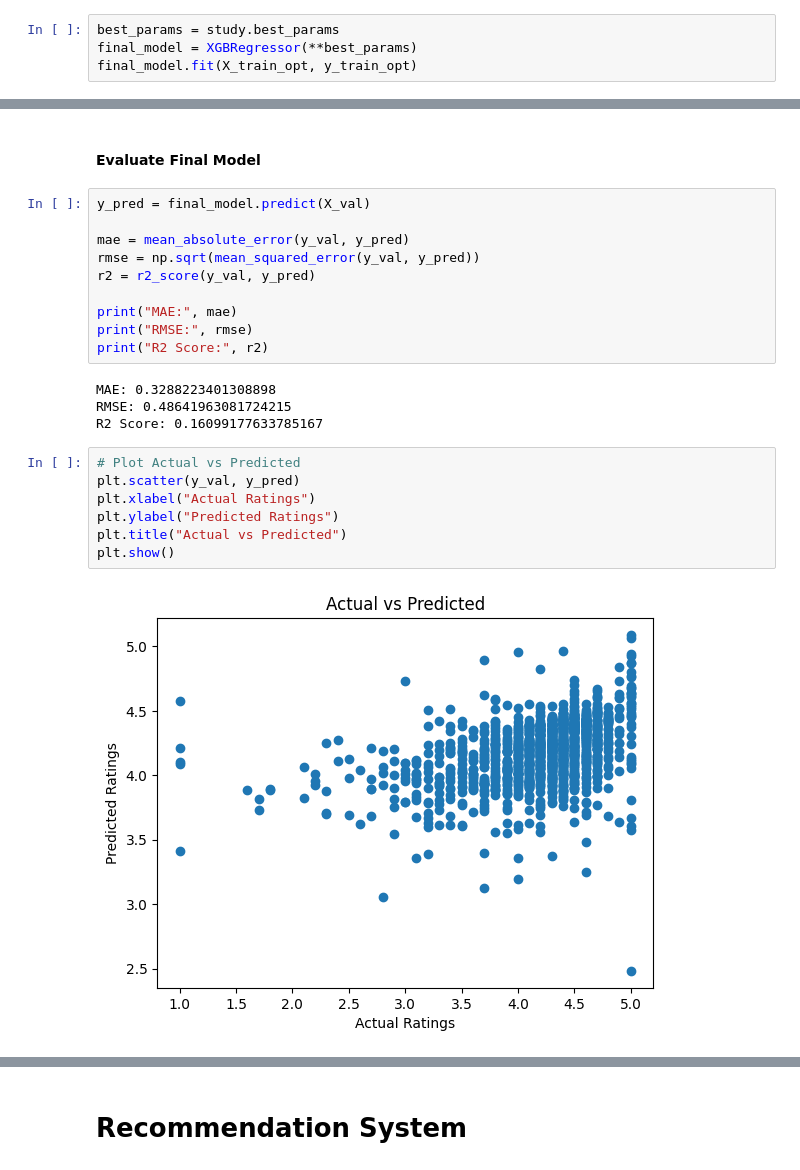
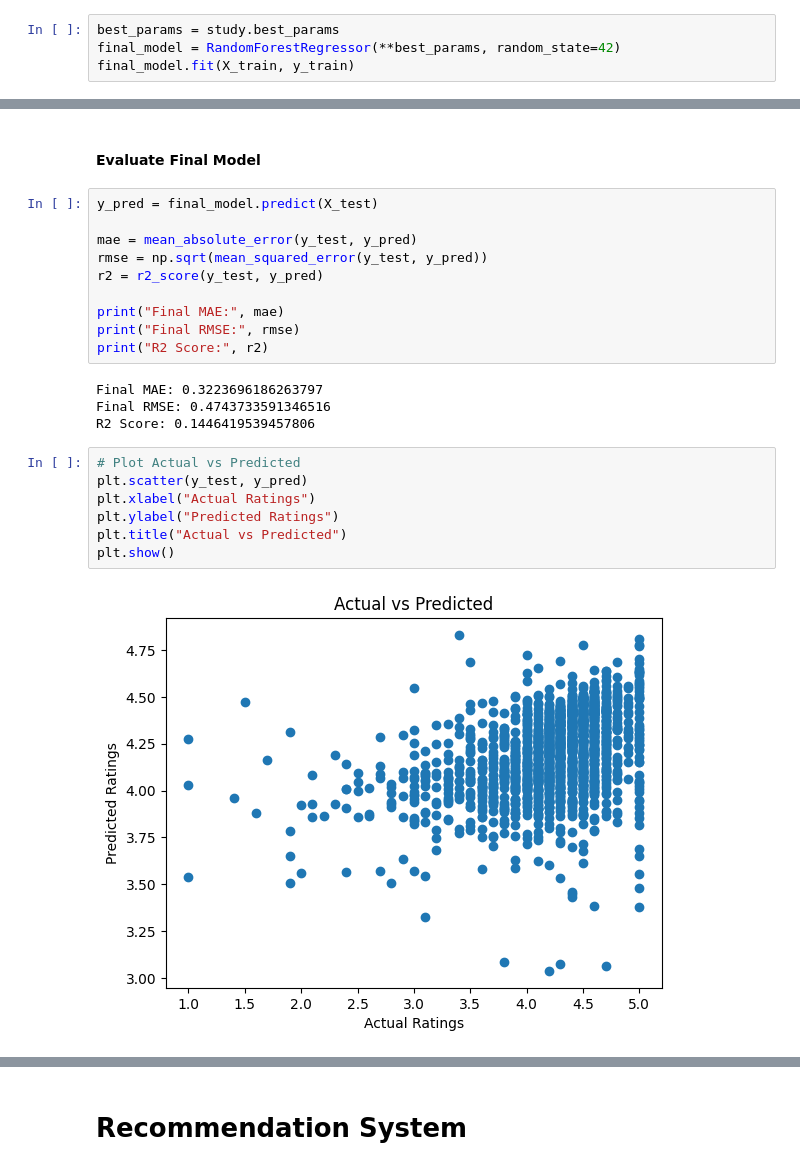
Before and after one commit to ChrisKHID-dev/Mobile-App-Success-Predictor, a Jupyter notebook: app_success_prediction.ipynb, the cells around one changed output, grey strips where cells are left out. Cells and saved outputs as stored; diff of their text form.

Commit message:
Second commit: Mobile App Success Predictor

```diff
--- a/app_success_prediction.ipynb
+++ b/app_success_prediction.ipynb
@@ -430,6 +432,6 @@ Best RMSE: 0.48512766658473205
 #### Train Final Model
 # %%
 best_params = study.best_params
-final_model = XGBRegressor(**best_params)
-final_model.fit(X_train_opt, y_train_opt)
+final_model = RandomForestRegressor(**best_params, random_state=42)
+final_model.fit(X_train, y_train)
 # %% [output]
@@ -448,28 +440,28 @@ XGBRegressor(base_score=None, booster=None, callbacks=None,
 # %% [markdown]
 #### Evaluate Final Model
 # %%
-y_pred = final_model.predict(X_val)
+y_pred = final_model.predict(X_test)
 
-mae = mean_absolute_error(y_val, y_pred)
-rmse = np.sqrt(mean_squared_error(y_val, y_pred))
-r2 = r2_score(y_val, y_pred)
+mae = mean_absolute_error(y_test, y_pred)
+rmse = np.sqrt(mean_squared_error(y_test, y_pred))
+r2 = r2_score(y_test, y_pred)
 
-print("MAE:", mae)
-print("RMSE:", rmse)
+print("Final MAE:", mae)
+print("Final RMSE:", rmse)
 print("R2 Score:", r2)
 # %% [output]
-MAE: 0.3288223401308898
-RMSE: 0.48641963081724215
-R2 Score: 0.16099177633785167
+Final MAE: 0.3223696186263797
+Final RMSE: 0.4743733591346516
+R2 Score: 0.1446419539457806
 # %%
 # Plot Actual vs Predicted
-plt.scatter(y_val, y_pred)
+plt.scatter(y_test, y_pred)
 plt.xlabel("Actual Ratings")
 plt.ylabel("Predicted Ratings")
 plt.title("Actual vs Predicted")
 plt.show()
 # %% [output]
-[figure, old version]
+[figure, new version]
 # %%
 importance = final_model.feature_importances_
 feature_names = X_train.columns
```
Also changed, not shown: parts of 6 cells of this notebook, 3 other files.
